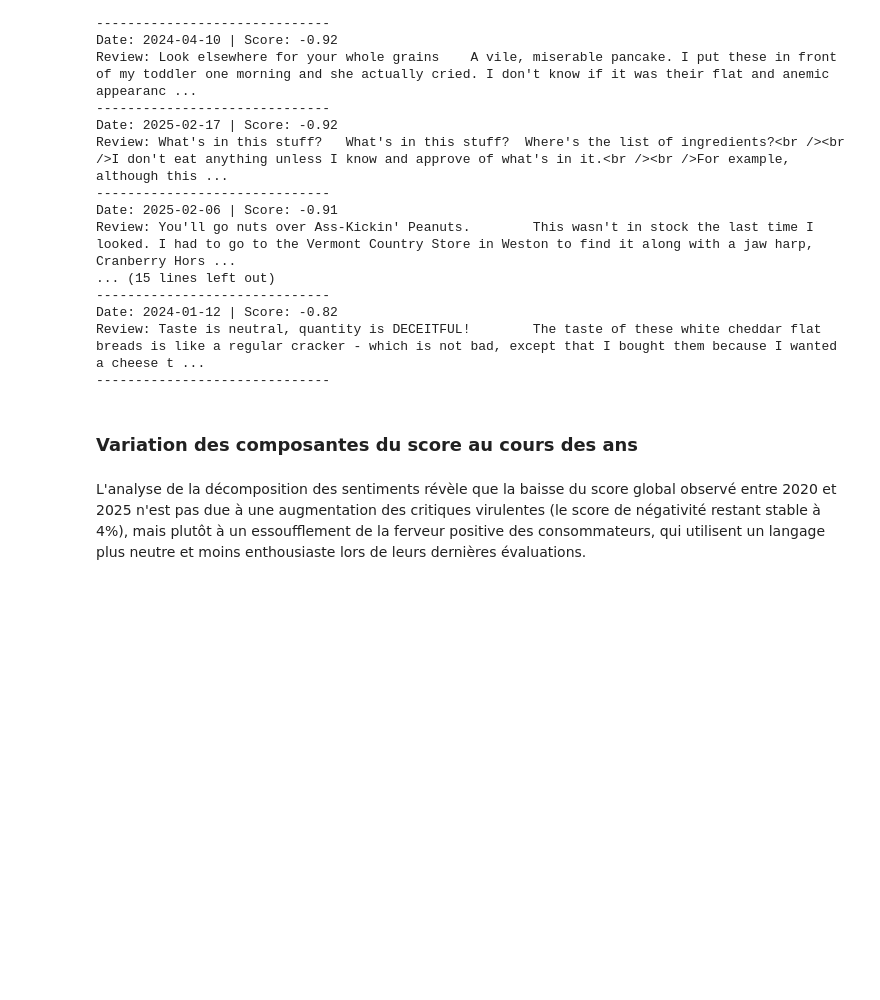
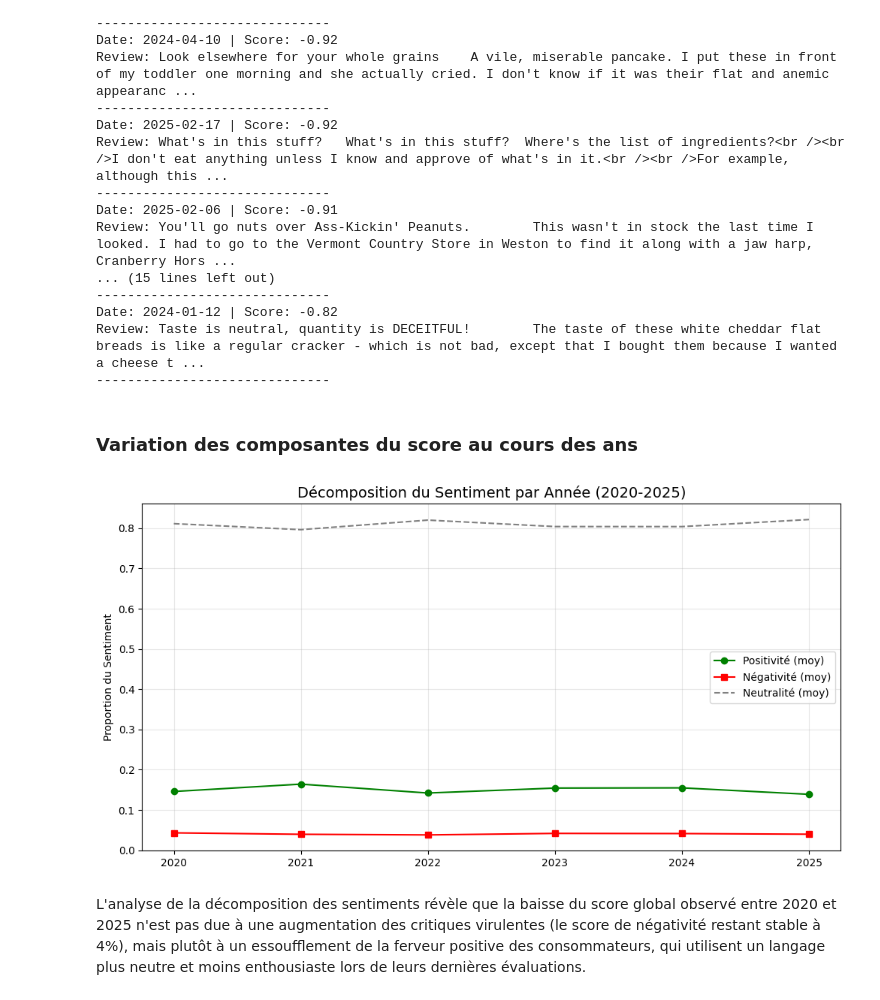
Before and after one commit to florence93600/anycompany_food_beverage, a Jupyter notebook: phase3_machine_learning.ipynb, the cells around one changed output. Saved outputs shown, nothing was run; the diff lists cells and outputs as text; code cells hidden in the pictures; blank space fills up the shorter version.

```diff
--- a/phase3_machine_learning.ipynb
+++ b/phase3_machine_learning.ipynb
@@ -262,19 +262,21 @@ Review: Taste is neutral, quantity is DECEITFUL!        The taste of these white
 ### Variation des composantes du score au cours des ans
 # %%
 # Agrégation par année
-comp_stats = df_details.groupby('YEAR')[['pos', 'neg', 'neu']].mean()
+comp_stats = df_details.groupby('year')[['pos', 'neg', 'neu']].mean()
 
 # Graphique
 plt.figure(figsize=(12, 6))
 plt.plot(comp_stats.index, comp_stats['pos'], label='Positivité (moy)', color='green', marker='o')
 plt.plot(comp_stats.index, comp_stats['neg'], label='Négativité (moy)', color='red', marker='s')
 plt.plot(comp_stats.index, comp_stats['neu'], label='Neutralité (moy)', color='gray', linestyle='--')
 
 plt.title('Décomposition du Sentiment par Année (2020-2025)', fontsize=14)
 plt.ylabel('Proportion du Sentiment')
 plt.legend()
 plt.grid(True, alpha=0.3)
 plt.show()
+# %% [output]
+[figure, added]
 # %% [markdown]
 L'analyse de la décomposition des sentiments révèle que la baisse du score global observé entre 2020 et 2025 n'est pas due à une augmentation des critiques virulentes (le score de négativité restant stable à 4%), mais plutôt à un essoufflement de la ferveur positive des consommateurs, qui utilisent un langage plus neutre et moins enthousiaste lors de leurs dernières évaluations.
 # %% [markdown]
```
